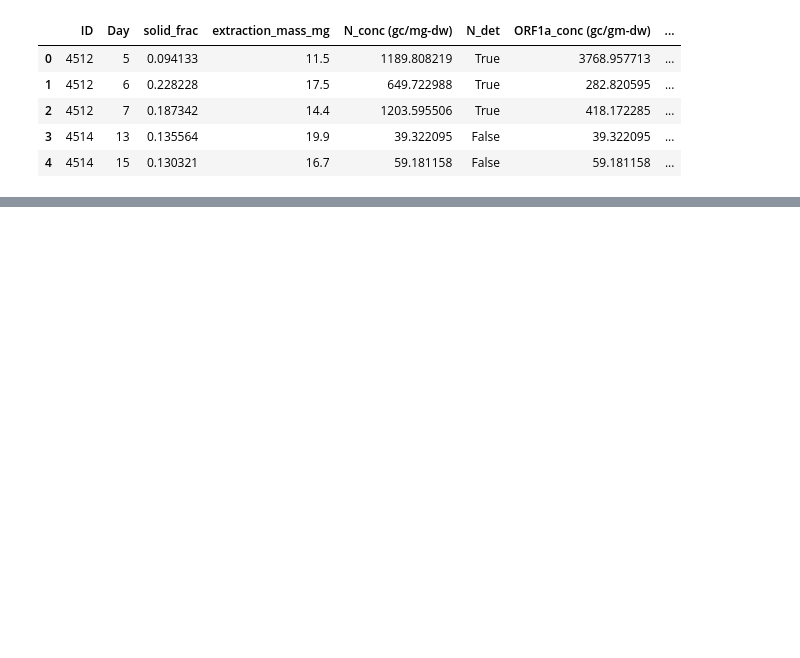
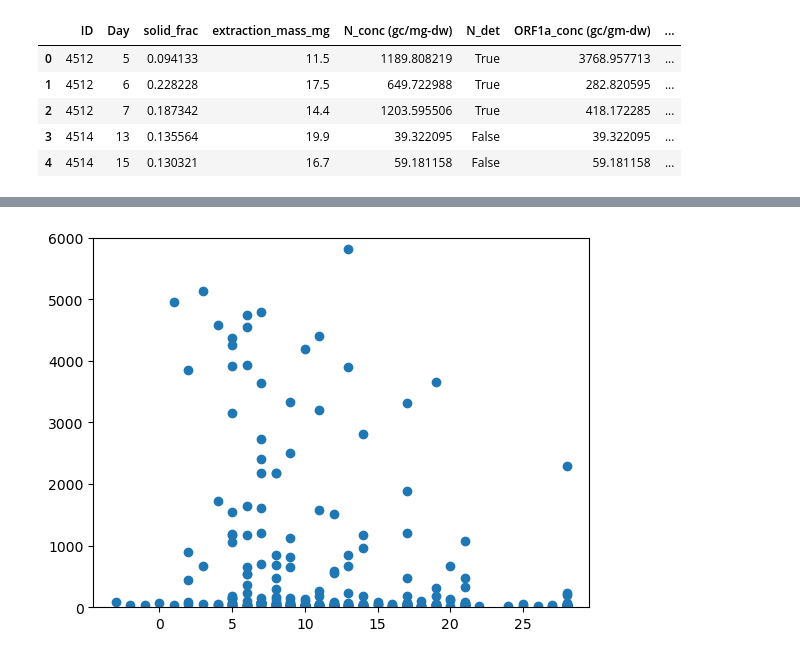
Before and after one commit to elizabethmurphy24/SRTI, a Jupyter notebook: Estimate shedding kernel.ipynb, the cells around one changed output, grey strips where cells are left out. Saved outputs shown, nothing was run; the diff lists cells and outputs as text; code cells hidden in the pictures; blank space fills up the shorter version.

```diff
--- a/Estimate shedding kernel.ipynb
+++ b/Estimate shedding kernel.ipynb
@@ -87,0 +37,8 @@ ImportError: cannot import name '_lazywhere' from 'scipy._lib._util' (/Users/eli
+# %%
+# plot shedding curve, not including outliers.
+fig,ax = plt.subplots()
+ax.scatter(data['Day'],data['N_conc (gc/mg-dw)'])
+ax.set_ylim([0,6000])
+plt.show()
+# %% [output]
+[figure, added]
```
Also changed, not shown: parts of 11 cells of this notebook.
